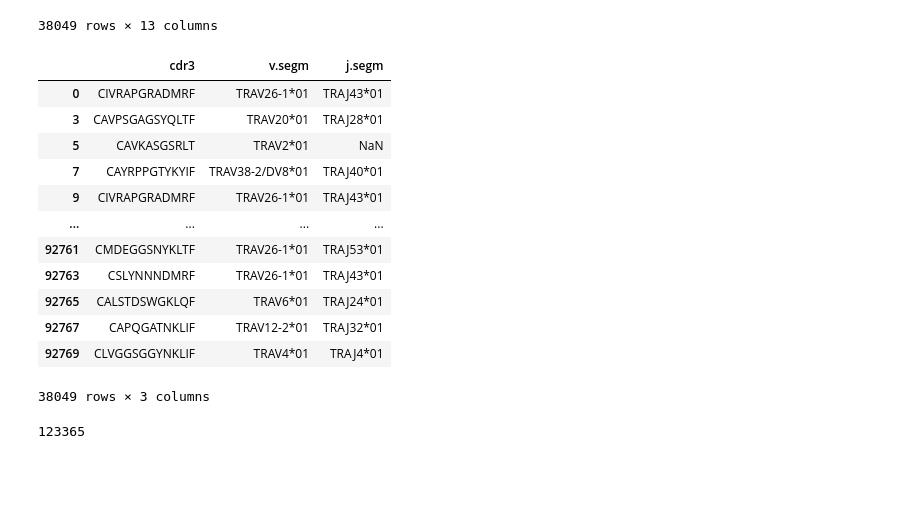
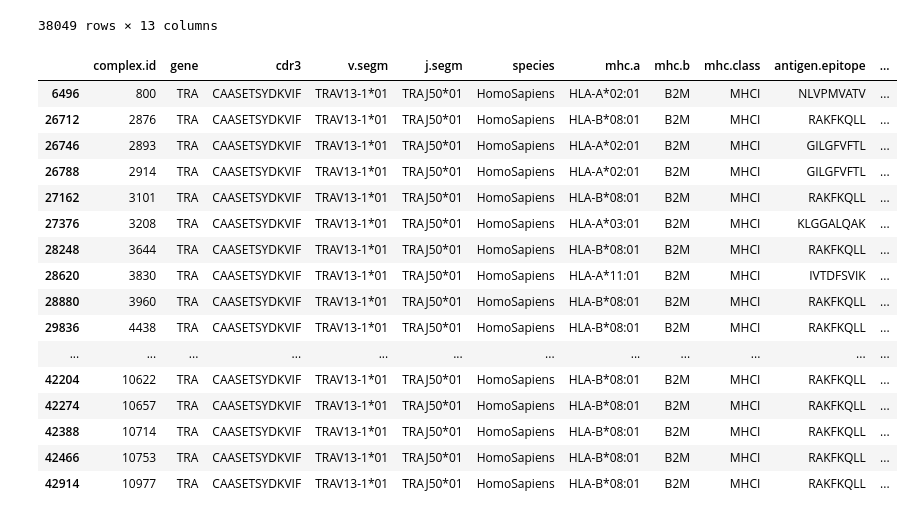
Before and after one commit to UoB-DSMP-2023-24/dsmp-2024-group-12, a Jupyter notebook: DataProcessing.ipynb, the cells around one changed output. Drawn from its saved outputs; the diff is of its cells as text; code cells hidden in the pictures; blank space fills up the shorter version.

```diff
--- a/DataProcessing.ipynb
+++ b/DataProcessing.ipynb
@@ -118,20 +120,3 @@ df_alpha
 | 92767 | 30593 | TRA | CAPQGATNKLIF | TRAV12-2*01 | TRAJ32*01 | HomoSapiens | HLA-DQA1*05:01 | HLA-DQB1*02:01 | MHCII | PQQPFPQPEQPFP | ... |
 | 92769 | 30594 | TRA | CLVGGSGGYNKLIF | TRAV4*01 | TRAJ4*01 | HomoSapiens | HLA-DQA1*05:01 | HLA-DQB1*02:01 | MHCII | PQQPFPQPEQPFP | ... |
 38049 rows × 13 columns
-# %%
-ismart_df_alpha = df_alpha[['cdr3', 'v.segm','j.segm']].copy()
-ismart_df_alpha
-# %% [output]
-|  | cdr3 | v.segm | j.segm |
-| 0 | CIVRAPGRADMRF | TRAV26-1*01 | TRAJ43*01 |
-| 3 | CAVPSGAGSYQLTF | TRAV20*01 | TRAJ28*01 |
-| 5 | CAVKASGSRLT | TRAV2*01 | NaN |
-| 7 | CAYRPPGTYKYIF | TRAV38-2/DV8*01 | TRAJ40*01 |
-| 9 | CIVRAPGRADMRF | TRAV26-1*01 | TRAJ43*01 |
-| ... | ... | ... | ... |
-| 92761 | CMDEGGSNYKLTF | TRAV26-1*01 | TRAJ53*01 |
-| 92763 | CSLYNNNDMRF | TRAV26-1*01 | TRAJ43*01 |
-| 92765 | CALSTDSWGKLQF | TRAV6*01 | TRAJ24*01 |
-| 92767 | CAPQGATNKLIF | TRAV12-2*01 | TRAJ32*01 |
-| 92769 | CLVGGSGGYNKLIF | TRAV4*01 | TRAJ4*01 |
-38049 rows × 3 columns
@@ -145,5 +122,0 @@ for i in id.unique().tolist():
-# %%
-cdr_concat = df_alpha['cdr3'].tolist() + df_beta['cdr3'].tolist() + df_combined
-print(len(cdr_concat))
-# %% [output]
-123365
@@ -178,0 +123,21 @@ write_fasta(file_path, cdr_concat, delimiter="|", random_string_length=8)
+# %%
+with pd.option_context('display.max_rows', None):
+    display(df_alpha[df_alpha['cdr3']=='CAASETSYDKVIF'])
+# %% [output]
+|  | complex.id | gene | cdr3 | v.segm | j.segm | species | mhc.a | mhc.b | mhc.class | antigen.epitope | ... |
+| 6496 | 800 | TRA | CAASETSYDKVIF | TRAV13-1*01 | TRAJ50*01 | HomoSapiens | HLA-A*02:01 | B2M | MHCI | NLVPMVATV | ... |
+| 26712 | 2876 | TRA | CAASETSYDKVIF | TRAV13-1*01 | TRAJ50*01 | HomoSapiens | HLA-B*08:01 | B2M | MHCI | RAKFKQLL | ... |
+| 26746 | 2893 | TRA | CAASETSYDKVIF | TRAV13-1*01 | TRAJ50*01 | HomoSapiens | HLA-A*02:01 | B2M | MHCI | GILGFVFTL | ... |
+| 26788 | 2914 | TRA | CAASETSYDKVIF | TRAV13-1*01 | TRAJ50*01 | HomoSapiens | HLA-A*02:01 | B2M | MHCI | GILGFVFTL | ... |
+| 27162 | 3101 | TRA | CAASETSYDKVIF | TRAV13-1*01 | TRAJ50*01 | HomoSapiens | HLA-B*08:01 | B2M | MHCI | RAKFKQLL | ... |
+| 27376 | 3208 | TRA | CAASETSYDKVIF | TRAV13-1*01 | TRAJ50*01 | HomoSapiens | HLA-A*03:01 | B2M | MHCI | KLGGALQAK | ... |
+| 28248 | 3644 | TRA | CAASETSYDKVIF | TRAV13-1*01 | TRAJ50*01 | HomoSapiens | HLA-B*08:01 | B2M | MHCI | RAKFKQLL | ... |
+| 28620 | 3830 | TRA | CAASETSYDKVIF | TRAV13-1*01 | TRAJ50*01 | HomoSapiens | HLA-A*11:01 | B2M | MHCI | IVTDFSVIK | ... |
+| 28880 | 3960 | TRA | CAASETSYDKVIF | TRAV13-1*01 | TRAJ50*01 | HomoSapiens | HLA-B*08:01 | B2M | MHCI | RAKFKQLL | ... |
+| 29836 | 4438 | TRA | CAASETSYDKVIF | TRAV13-1*01 | TRAJ50*01 | HomoSapiens | HLA-B*08:01 | B2M | MHCI | RAKFKQLL | ... |
+| ... | ... | ... | ... | ... | ... | ... | ... | ... | ... | ... | ... |
+| 42204 | 10622 | TRA | CAASETSYDKVIF | TRAV13-1*01 | TRAJ50*01 | HomoSapiens | HLA-B*08:01 | B2M | MHCI | RAKFKQLL | ... |
+| 42274 | 10657 | TRA | CAASETSYDKVIF | TRAV13-1*01 | TRAJ50*01 | HomoSapiens | HLA-B*08:01 | B2M | MHCI | RAKFKQLL | ... |
+| 42388 | 10714 | TRA | CAASETSYDKVIF | TRAV13-1*01 | TRAJ50*01 | HomoSapiens | HLA-B*08:01 | B2M | MHCI | RAKFKQLL | ... |
+| 42466 | 10753 | TRA | CAASETSYDKVIF | TRAV13-1*01 | TRAJ50*01 | HomoSapiens | HLA-B*08:01 | B2M | MHCI | RAKFKQLL | ... |
+| 42914 | 10977 | TRA | CAASETSYDKVIF | TRAV13-1*01 | TRAJ50*01 | HomoSapiens | HLA-B*08:01 | B2M | MHCI | RAKFKQLL | ... |
```
Also changed, not shown: parts of 4 cells of this notebook, 10 other files.
